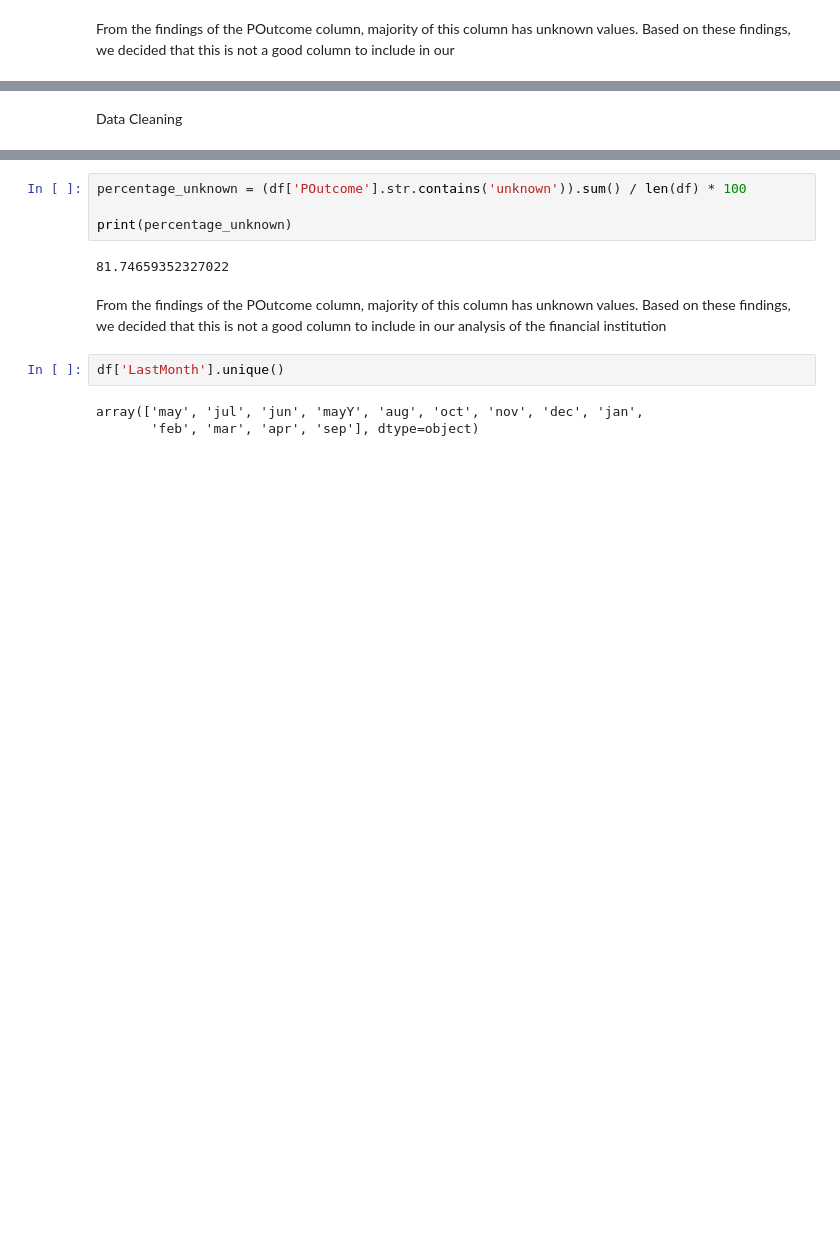
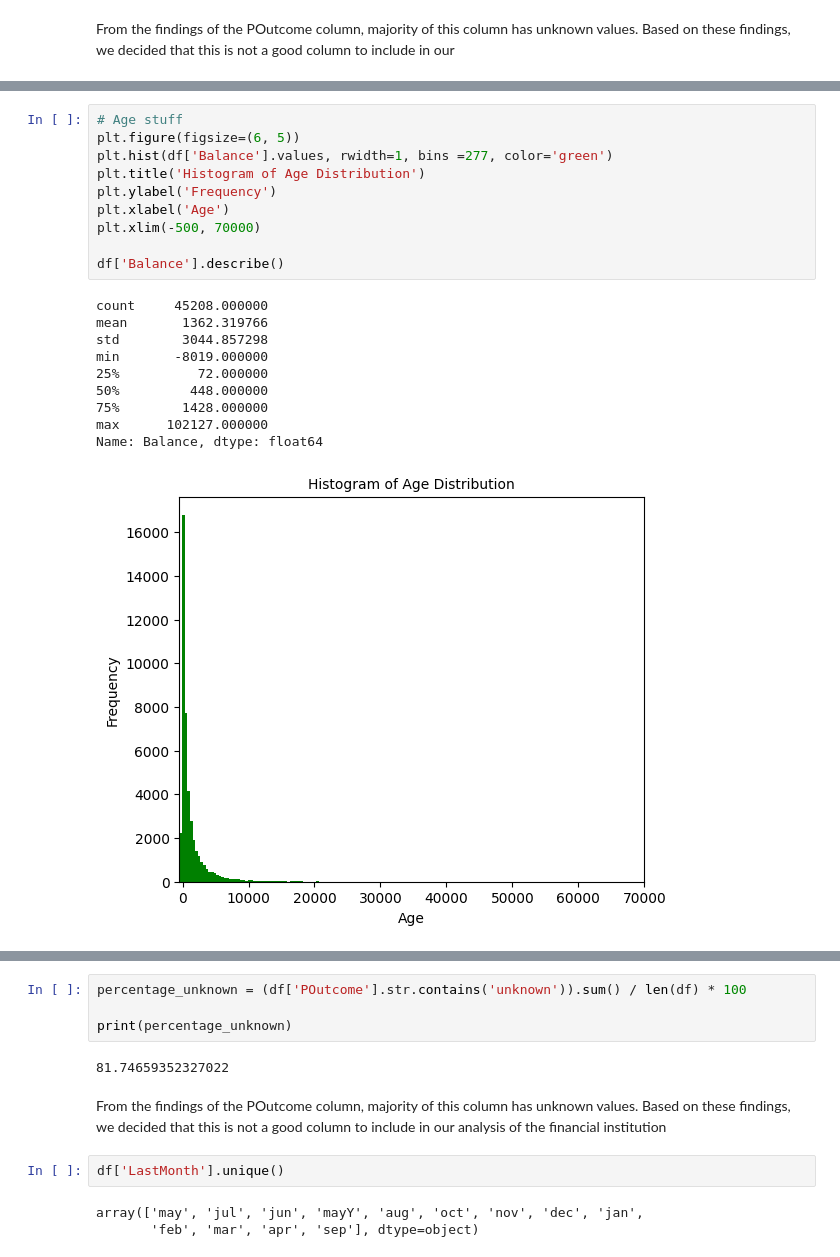
Before and after one commit to thaladikary/ml-assignment-1, a Jupyter notebook: Assignment1.ipynb, the cells around one changed output, grey strips where cells are left out. Saved outputs shown, nothing was run; the diff lists cells and outputs as text; blank space fills up the shorter version.

Commit message:
most of data exploration is done

```diff
--- a/Assignment1.ipynb
+++ b/Assignment1.ipynb
@@ -50,2 +56,21 @@ plt.show()
-# %% [markdown]
-Data Cleaning
+# %%
+# Age stuff
+plt.figure(figsize=(6, 5))
+plt.hist(df['Balance'].values, rwidth=1, bins =277, color='green')
+plt.title('Histogram of Age Distribution')
+plt.ylabel('Frequency')
+plt.xlabel('Age')
+plt.xlim(-500, 70000)
+
+df['Balance'].describe()
+# %% [output]
+count     45208.000000
+mean       1362.319766
+std        3044.857298
+min       -8019.000000
+25%          72.000000
+50%         448.000000
+75%        1428.000000
+max      102127.000000
+Name: Balance, dtype: float64
+[figure, added]
```
Also changed, not shown: parts of 10 cells of this notebook.
